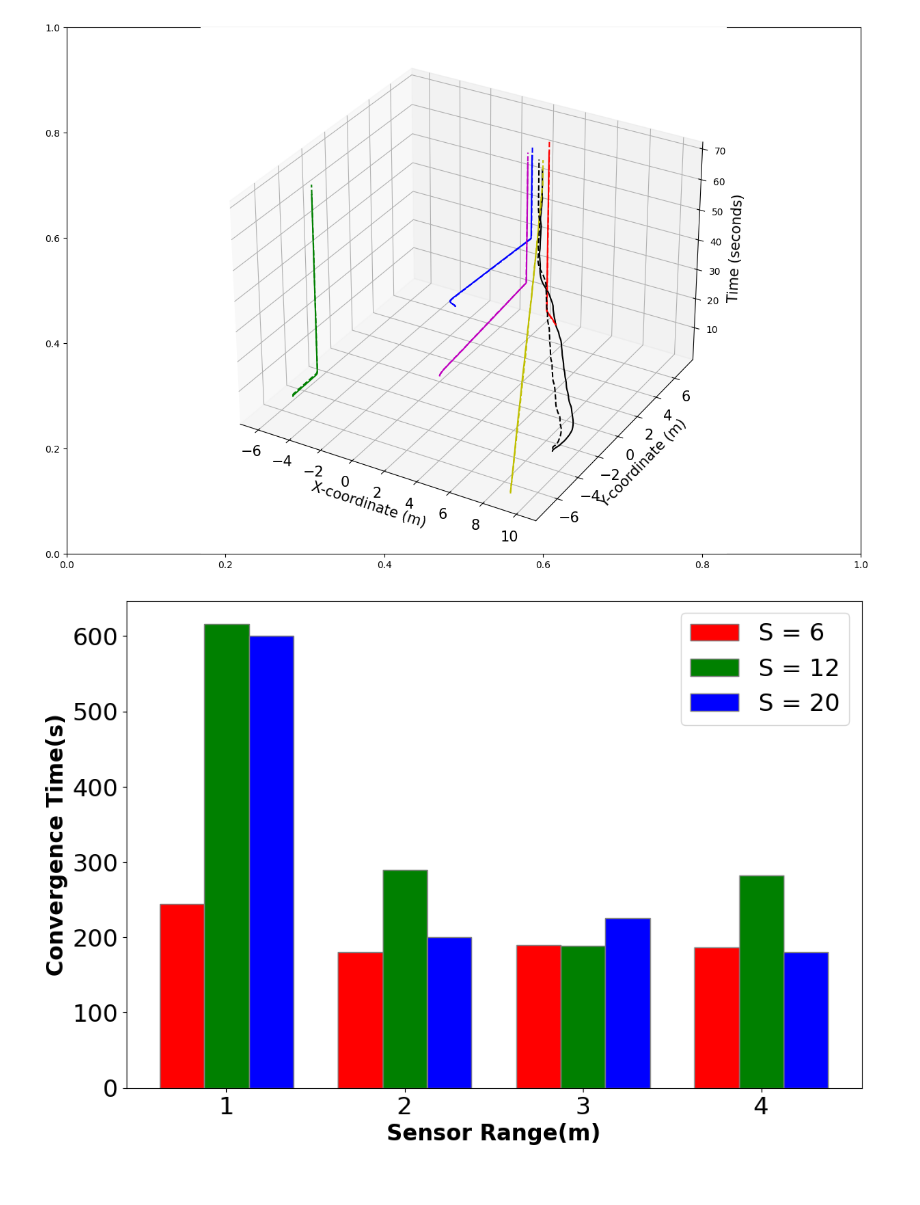
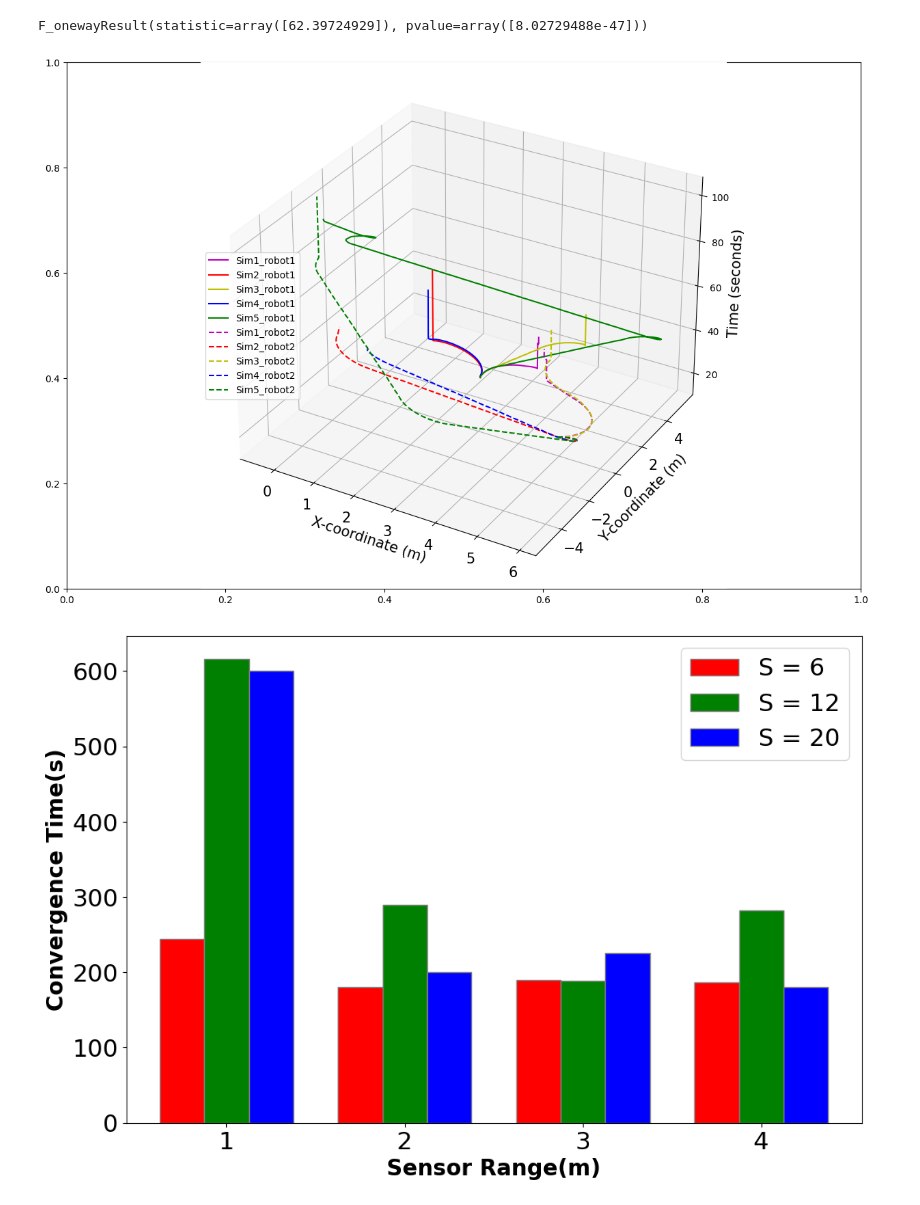
Before and after one commit to swe-sys/paper-review-repo, a Jupyter notebook: scripts/pu.ipynb, the cells around one changed output. Cells and saved outputs as stored; diff of their text form; code cells hidden in the pictures.

```diff
--- a/scripts/pu.ipynb
+++ b/scripts/pu.ipynb
@@ -26,67 +31,72 @@ tb3_11= pd.read_csv('/home/sweksha/ros_ws/src/swarm_aggregation/scripts/Kmeans/S
 # tb3_10 = pd.read_csv('/home/sweksha/ros_ws/src/swarm_aggregation/scripts/Lidar12_4_3/tb3_10.csv')
 # tb3_11 = pd.read_csv('/home/sweksha/ros_ws/src/swarm_aggregation/scripts/Lidar12_4_3/tb3_11.csv')
 # %%
-a = pd.DataFrame(tb3_0, columns = ['x','y'])
+### ANOVA TEST
+a = tb3_0[tb3_0.columns[4:5]]
 # print(a)
-b = pd.DataFrame(tb3_1, columns = ['x','y'])
+b = tb3_1[tb3_1.columns[4:5]]
 # print(b)
-c = b.iloc[:886]
-d = pd.DataFrame(tb3_2, columns = ['x','y'])
-e = d.iloc[:886]
-f = pd.DataFrame(tb3_3, columns = ['x','y'])
-g = f.iloc[:886]
-h = pd.DataFrame(tb3_4, columns = ['x','y'])
-i = h.iloc[:886]
-r1 = f_oneway(a,c,e,g,i)
+c = tb3_2[tb3_2.columns[4:5]]
+d = tb3_3[tb3_3.columns[4:5]]
+e = tb3_4[tb3_4.columns[4:5]]
+# c = b.iloc[:886]
+# d = pd.DataFrame(tb3_2, columns = ['x','y'])
+# e = d.iloc[:886]
+# f = pd.DataFrame(tb3_3, columns = ['x','y'])
+# g = f.iloc[:886]
+# h = pd.DataFrame(tb3_4, columns = ['x','y'])
+# i = h.iloc[:886]
+r1 = f_oneway(a,b,c,d,e)
 r1
-r2 = np.corrcoef(a['x'],c['x'])
-r2
+# r2 = np.corrcoef(a['x'],c['x'])
+# r2
 # seed(1)
 # data1 = 20 * randn(1000) + 100
 # data2 = data1 + (10 * randn(1000) + 50)
 # r3, _ = pearsonr(data1,data2)
-r3
+# %% [output]
+F_onewayResult(statistic=array([62.39724929]), pvalue=array([8.02729488e-47]))
 # %%
 # ax.plot(0,0,marker = "o")
 # ax.plot(-3,4,marker = "o")
 fig, ax = plt.subplots(figsize=(15,10))
 ax = plt.axes(projection = '3d')
 # plt.ion()
-ax.plot(tb3_0["x"].to_numpy(),tb3_0["y"].to_numpy(),tb3_0["time"].to_numpy(), color = 'm')
-ax.plot(tb3_1["x"].to_numpy(),tb3_1["y"].to_numpy(),tb3_1["time"].to_numpy(), color = 'r')
-ax.plot(tb3_2["x"].to_numpy(),tb3_2["y"].to_numpy(),tb3_2["time"].to_numpy(), color = 'y')
-ax.plot(tb3_3["x"].to_numpy(),tb3_3["y"].to_numpy(),tb3_3["time"].to_numpy(), color = 'b')
-ax.plot(tb3_4["x"].to_numpy(),tb3_4["y"].to_numpy(),tb3_4["time"].to_numpy(), color = 'g')
-ax.plot(tb3_5["x"].to_numpy(),tb3_5["y"].to_numpy(),tb3_5["time"].to_numpy(), color = 'k')
-ax.plot(tb3_6["x"].to_numpy(),tb3_6["y"].to_numpy(),tb3_6["time"].to_numpy(), linestyle = 'dashed',color = 'm')
-ax.plot(tb3_7["x"].to_numpy(),tb3_7["y"].to_numpy(),tb3_7["time"].to_numpy(), linestyle = 'dashed',color = 'r')
-ax.plot(tb3_8["x"].to_numpy(),tb3_8["y"].to_numpy(),tb3_8["time"].to_numpy(), linestyle = 'dashed',color = 'y')
-ax.plot(tb3_9["x"].to_numpy(),tb3_9["y"].to_numpy(),tb3_9["time"].to_numpy(), linestyle = 'dashed',color = 'b')
-ax.plot(tb3_10["x"].to_numpy(),tb3_10["y"].to_numpy(),tb3_10["time"].to_numpy(),linestyle = 'dashed',color = 'g')
-ax.plot(tb3_11["x"].to_numpy(),tb3_11["y"].to_numpy(),tb3_11["time"].to_numpy(),linestyle = 'dashed',color = 'k')
+ax.plot(tb3_0[" x"].to_numpy(),tb3_0[" y "].to_numpy(),tb3_0["time"].to_numpy(), color = 'm')
+ax.plot(tb3_1[" x"].to_numpy(),tb3_1[" y "].to_numpy(),tb3_1["time"].to_numpy(), color = 'r')
+ax.plot(tb3_2[" x"].to_numpy(),tb3_2[" y "].to_numpy(),tb3_2["time"].to_numpy(), color = 'y')
+ax.plot(tb3_3[" x"].to_numpy(),tb3_3[" y "].to_numpy(),tb3_3["time"].to_numpy(), color = 'b')
+ax.plot(tb3_4[" x"].to_numpy(),tb3_4[" y "].to_numpy(),tb3_4["time"].to_numpy(), color = 'g')
+# ax.plot(tb3_5[" x"].to_numpy(),tb3_5[" y "].to_numpy(),tb3_5["time"].to_numpy(), color = 'k')
+ax.plot(tb3_6[" x"].to_numpy(),tb3_6[" y "].to_numpy(),tb3_6["time"].to_numpy(), linestyle = 'dashed',color = 'm')
+ax.plot(tb3_7[" x"].to_numpy(),tb3_7[" y "].to_numpy(),tb3_7["time"].to_numpy(), linestyle = 'dashed',color = 'r')
+ax.plot(tb3_8[" x"].to_numpy(),tb3_8[" y "].to_numpy(),tb3_8["time"].to_numpy(), linestyle = 'dashed',color = 'y')
+ax.plot(tb3_9[" x"].to_numpy(),tb3_9[" y "].to_numpy(),tb3_9["time"].to_numpy(), linestyle = 'dashed',color = 'b')
+ax.plot(tb3_10[" x"].to_numpy(),tb3_10[" y "].to_numpy(),tb3_10["time"].to_numpy(),linestyle = 'dashed',color = 'g')
+# ax.plot(tb3_11[" x"].to_numpy(),tb3_11["y"].to_numpy(),tb3_11["time"].to_numpy(),linestyle = 'dashed',color = 'k')
 # ax.plot(tb3_12["x"].to_numpy(),tb3_12["y"].to_numpy(),tb3_12["time"].to_numpy(),linestyle = 'dotted',color = 'm')
 # ax.plot(tb3_13["x"].to_numpy(),tb3_13["y"].to_numpy(),tb3_13["time"].to_numpy(),linestyle = 'dotted',color = 'r')
 # ax.plot(tb3_14["x"].to_numpy(),tb3_14["y"].to_numpy(),tb3_14["time"].to_numpy(),linestyle = 'dotted',color = 'y')
 # ax.plot(tb3_15["x"].to_numpy(),tb3_15["y"].to_numpy(),tb3_15["time"].to_numpy(),linestyle = 'dotted',color = 'b')
 # ax.plot(tb3_16["x"].to_numpy(),tb3_16["y"].to_numpy(),tb3_16["time"].to_numpy(),linestyle = 'dotted',color = 'g')
 # ax.plot(tb3_17["x"].to_numpy(),tb3_17["y"].to_numpy(),tb3_17["time"].to_numpy(),linestyle = 'dotted',color = 'k')
 # ax.plot(tb3_18["x"].to_numpy(),tb3_18["y"].to_numpy(),linestyle = 'dotted')
 # ax.plot(tb3_0["x"].to_numpy(),tb3_0["y"].to_numpy(), color = 'm')
 # ax.plot(tb3_1["x"].to_numpy(),tb3_1["y"].to_numpy(),color = 'r')
 # ax.plot(tb3_2["x"].to_numpy(),tb3_2["y"].to_numpy(),color = 'y')
 # ax.plot(tb3_3["x"].to_numpy(),tb3_3["y"].to_numpy(),color = 'b')
 # ax.plot(tb3_4["x"].to_numpy(),tb3_4["y"].to_numpy(),color = 'g')
 # ax.plot(tb3_5["x"].to_numpy(),tb3_5["y"].to_numpy(),color = 'k')
 ax.set_ylabel("Y-coordinate (m)",fontsize = 15)
 ax.set_xlabel("X-coordinate (m)",fontsize = 15)
 ax.set_zlabel("Time (seconds)",fontsize = 15)
 plt.xticks(fontsize = "15")
 plt.yticks(fontsize = "15")
 # ax.legend(['Robot 1','Robot 2','Robot 3','Robot 4','Robot 5','Robot 6'],loc = 'center left')
-# ax.legend(['Sim1_robot1','Sim2_robot1', 'Sim3_robot1', 'Sim4_robot1', 'Sim5_robot1', 'Sim1_robot2', 'Sim2_robot2', 'Sim3_robot2', 'Sim4_robot2', 'Sim5_robot2'],loc = 'center left')
+ax.legend(['Sim1_robot1','Sim2_robot1', 'Sim3_robot1', 'Sim4_robot1', 'Sim5_robot1', 'Sim1_robot2', 'Sim2_robot2', 'Sim3_robot2', 'Sim4_robot2', 'Sim5_robot2'],loc = 'center left')
 plt.show()
 # %% [output]
-[figure, old version]
+[figure, new version]
 # %%
 import numpy as np
 import matplotlib.pyplot as plt
```
Also changed, not shown: parts of 2 cells of this notebook, 6 other files.
